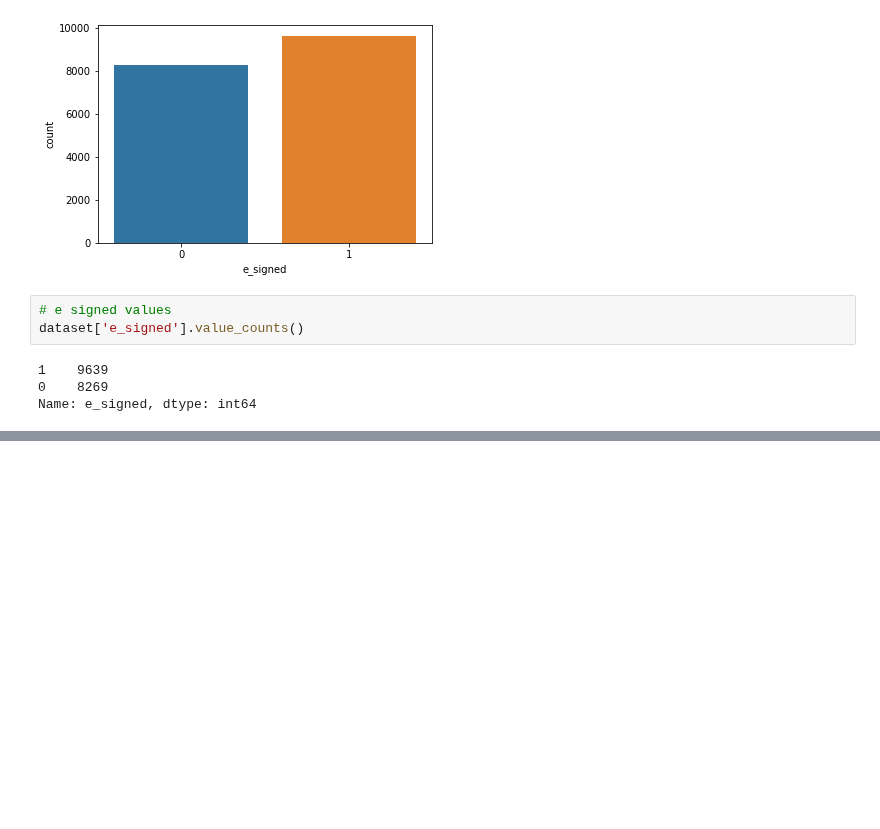
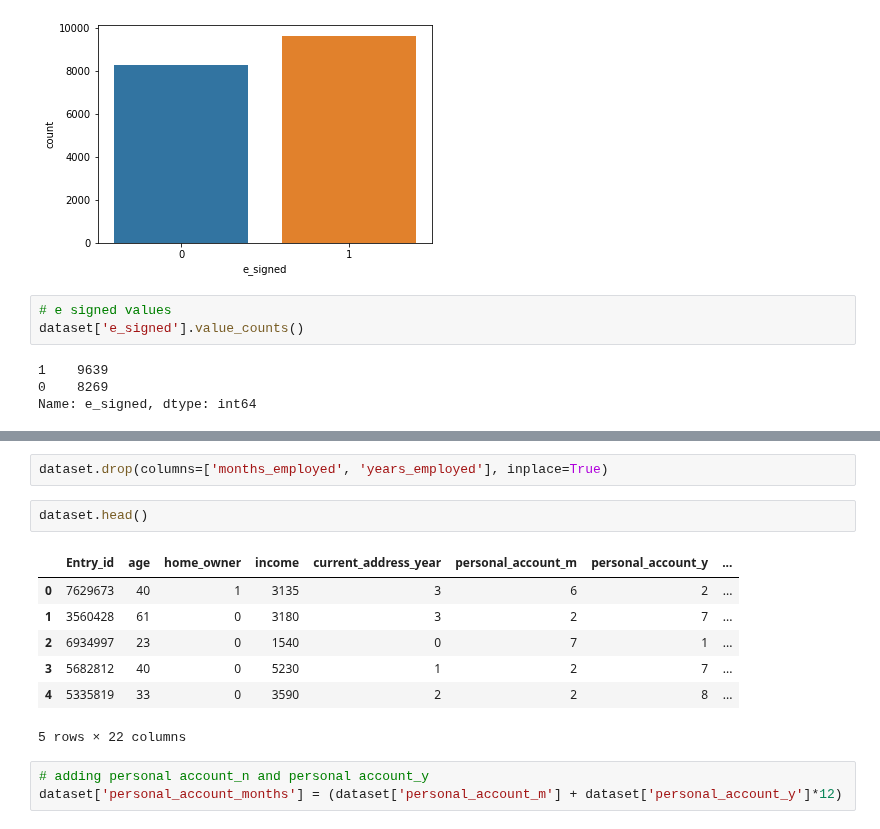
Before and after one commit to Twtamaris/machine_learning, a Jupyter notebook: signing_of_customer/app.ipynb, the cells around one changed output, grey strips where cells are left out. Drawn from its saved outputs; the diff is of its cells as text; blank space fills up the shorter version.

```diff
--- a/signing_of_customer/app.ipynb
+++ b/signing_of_customer/app.ipynb
@@ -137,0 +164,15 @@ Name: e_signed, dtype: int64
+# %%
+dataset.drop(columns=['months_employed', 'years_employed'], inplace=True)
+# %%
+dataset.head()
+# %% [output]
+|  | Entry_id | age | home_owner | income | current_address_year | personal_account_m | personal_account_y | ... |
+| 0 | 7629673 | 40 | 1 | 3135 | 3 | 6 | 2 | ... |
+| 1 | 3560428 | 61 | 0 | 3180 | 3 | 2 | 7 | ... |
+| 2 | 6934997 | 23 | 0 | 1540 | 0 | 7 | 1 | ... |
+| 3 | 5682812 | 40 | 0 | 5230 | 1 | 2 | 7 | ... |
+| 4 | 5335819 | 33 | 0 | 3590 | 2 | 2 | 8 | ... |
+5 rows × 22 columns
+# %%
+# adding personal account_n and personal account_y
+dataset['personal_account_months'] = (dataset['personal_account_m'] + dataset['personal_account_y']*12)
```
Also changed, not shown: parts of 50 cells of this notebook.
